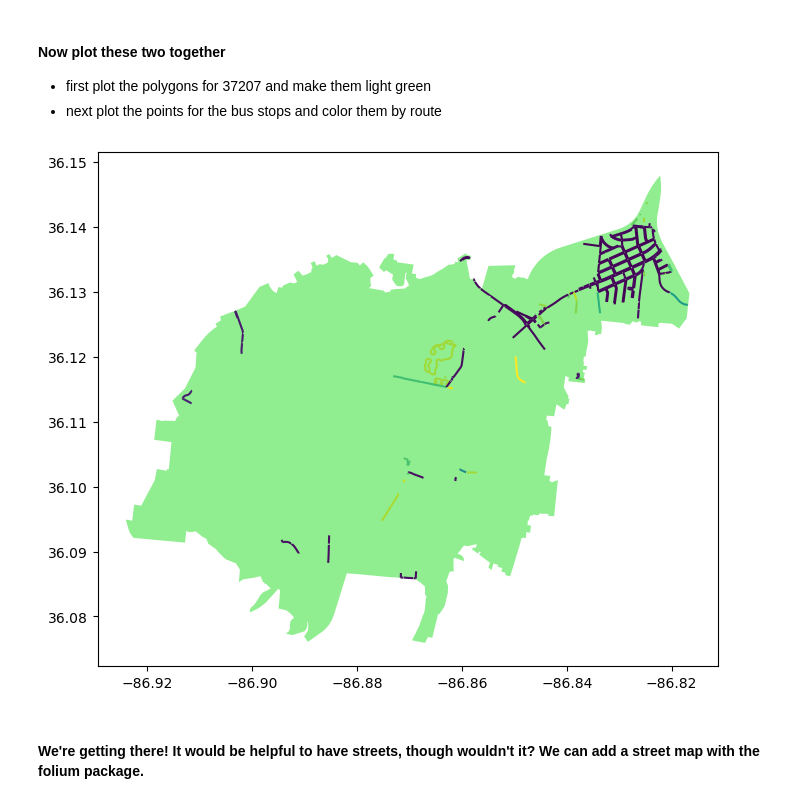
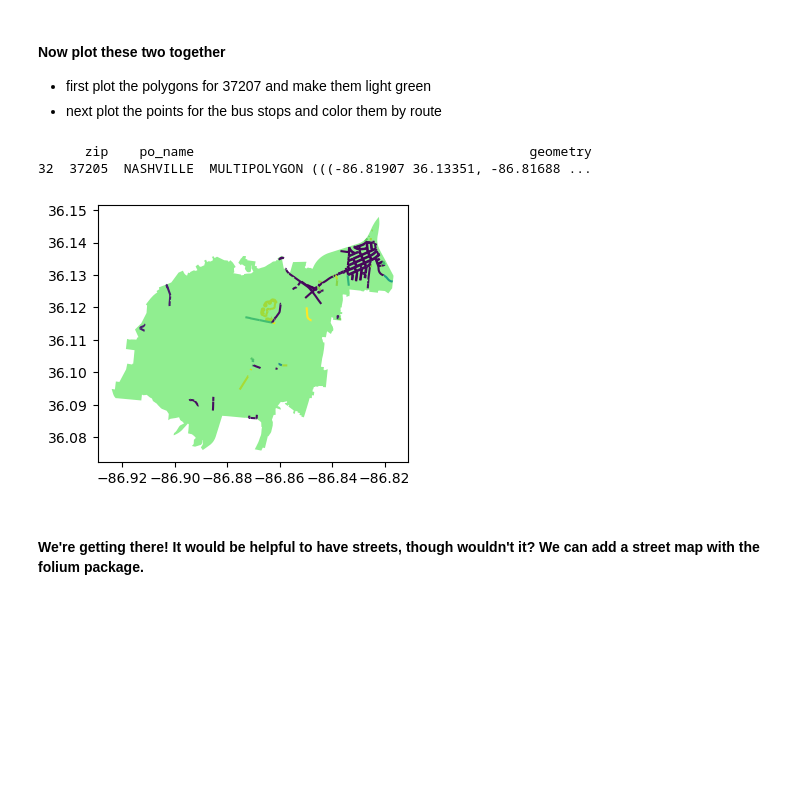
Before and after one commit to NSS-Data-Analytics-Cohort-14/geospatial-1-1-da14-bergen-christensen, a Jupyter notebook: notebooks/geospatial_intro.ipynb, the cells around one changed output. Drawn from its saved outputs; the diff is of its cells as text; code cells hidden in the pictures; blank space fills up the shorter version.

```diff
--- a/notebooks/geospatial_intro.ipynb
+++ b/notebooks/geospatial_intro.ipynb
@@ -160,14 +160,17 @@ polygon37205.shape
 - first plot the polygons for 37207 and make them light green
 - next plot the points for the bus stops and color them by route
 # %%
-print(polygon24)
+print(polygon37205)
+# %% [output]
+      zip    po_name                                           geometry
+32  37205  NASHVILLE  MULTIPOLYGON (((-86.81907 36.13351, -86.81688 ...
 # %%
 #fig, ax = matplotlib.subplots()
-ax = polygon37205.plot(figsize = (8, 10), color = 'lightgreen')
+ax = polygon37205.plot(figsize = (4, 10), color = 'lightgreen')
 sidewalk_37205.plot( ax = ax, column = 'RouteId');
 plt.show();
 # %% [output]
-[figure, old version]
+[figure, new version]
 # %% [markdown]
 #### We're getting there! It would be helpful to have streets, though wouldn't it? We can add a street map with the folium package.
 # %% [markdown]
```
Also changed, not shown: parts of 9 cells of this notebook.
